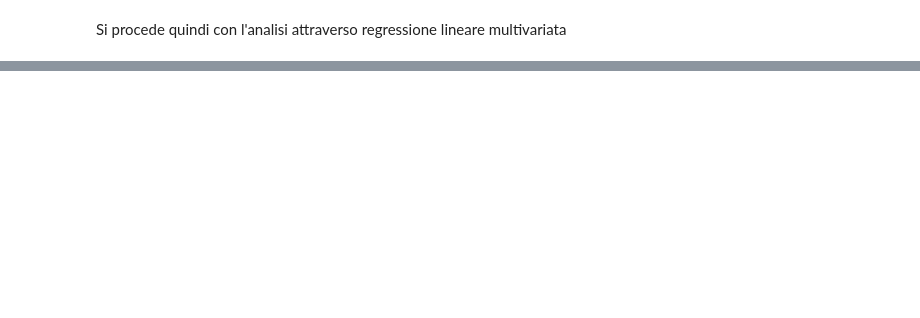
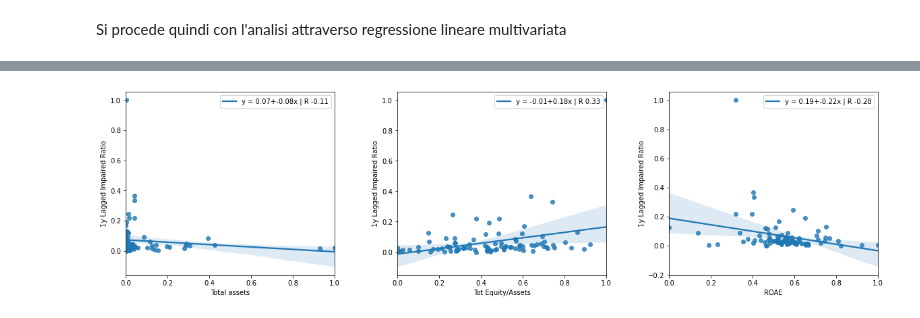
Before and after one commit to FrancescoSchena/tesi, a Jupyter notebook: data.ipynb, the cells around one changed output, grey strips where cells are left out. Saved outputs shown, nothing was run; the diff lists cells and outputs as text; code cells hidden in the pictures; blank space fills up the shorter version.

```diff
--- a/data.ipynb
+++ b/data.ipynb
@@ -268,0 +217,20 @@ strong multicollinearity or other numerical problems.
+# %%
+# Lagged
+
+# Variabili dipendenti
+X = quot[['Total assets',
+            'Tot Equity/Assets',
+            'ROAE',
+            'ROAA',
+            'NIM (average)',
+          'Liquid assets / Total assets',
+            'CINC Ratio']]
+X = sm.add_constant(X) # theta0 = 1
+
+# Variabile indipendente
+y = quot["1y Lagged Impaired Ratio"]
+
+# Genera OLS Model
+est = sm.OLS(y, X).fit()
+# Genera summary
+est.summary()
@@ -268,0 +265,4 @@ strong multicollinearity or other numerical problems.
+# %%
+# Nome colonne
+for i, col in enumerate(df.columns):
+    print(repr(col))
@@ -268,0 +319,21 @@ strong multicollinearity or other numerical problems.
+# %%
+xlist = ['Total assets',
+         'Tot Equity/Assets',
+         'ROAE']
+
+n=len(xlist)
+fig,ax = plt.subplots(nrows=1, ncols=3, figsize=(20,5), sharey=False)
+for i, item in enumerate(xlist):
+    plt.sca(ax[i])
+    x = quot[item]
+    y = quot.iloc[:,4] # 1y lagged loans
+
+    slope, intercept, r_value, p_value, std_err = stats.linregress(x, y)
+    sn.regplot(x=x, y=y, line_kws={'label':"y = {0:.2f}+{1:.2f}x | R {2:.2f}".format(intercept, slope, r_value)})
+    plt.legend()
+
+
+dist = 0.3
+plt.subplots_adjust(hspace=dist, wspace=dist)
+# %% [output]
+[figure, added]
```
Also changed, not shown: parts of 60 cells of this notebook.
